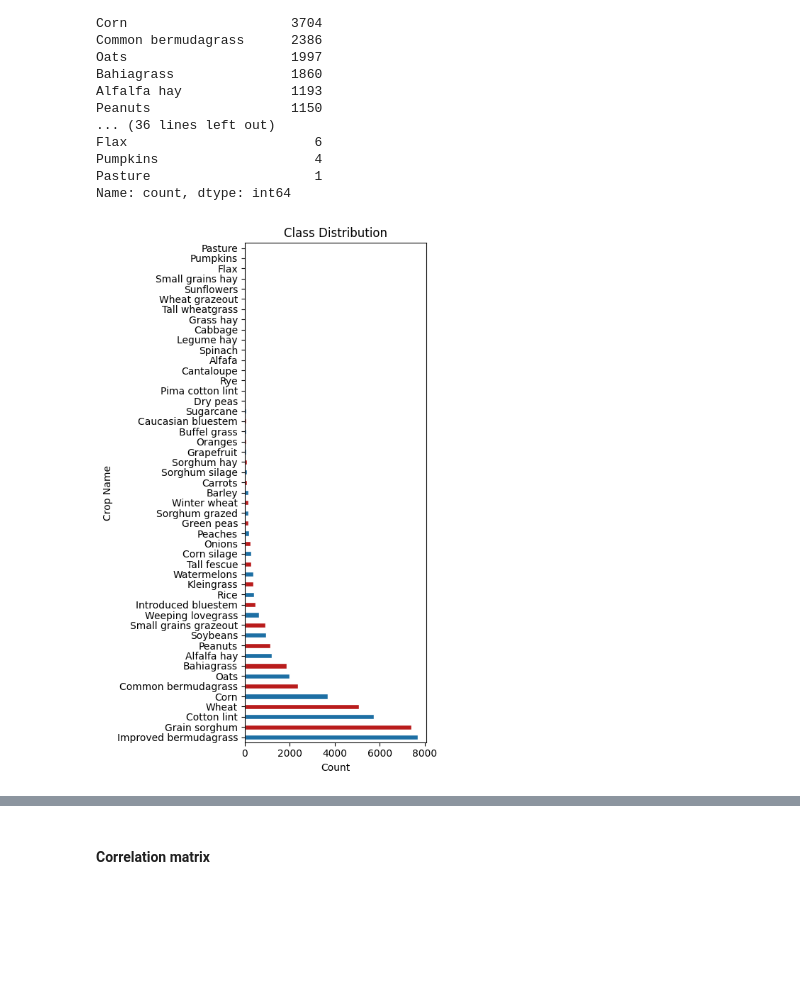
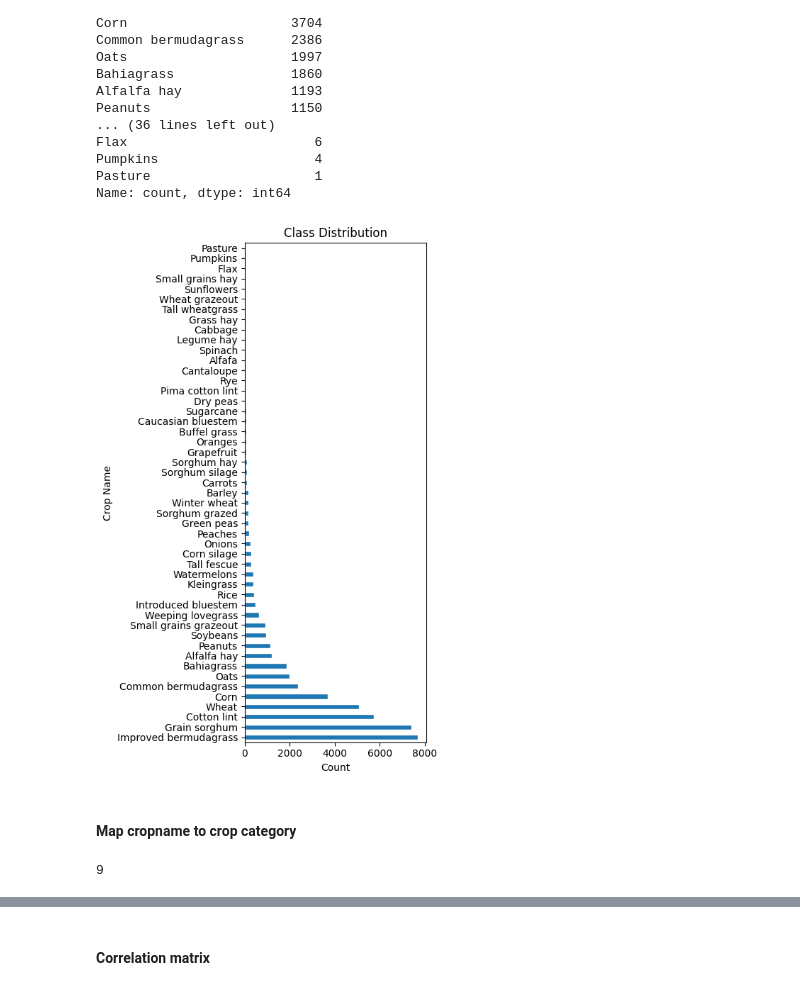
Before and after one commit to patrusgrg/Math4650_SP_2026_FP1_G3_GURUNG, a Jupyter notebook: notebooks/main.ipynb, the cells around one changed output, grey strips where cells are left out. Cells and saved outputs as stored; diff of their text form; code cells hidden in the pictures; blank space fills up the shorter version.

```diff
--- a/notebooks/main.ipynb
+++ b/notebooks/main.ipynb
@@ -80,6 +89,8 @@ df_soil = df_soil.drop(
     'irryield_r'],
     axis=1
     )
+# %%
+df_soil = df_soil.drop('compname', axis=1)
 # %%
 df_soil.columns
 # %% [output]
@@ -297,20 +307,65 @@ Name: count, dtype: int64
 # %%
 plt.figure(figsize=(5, 8))
 
 # Change 'kind' to 'barh' for horizontal bars
 df_soil['cropname'].value_counts().plot(
     kind='barh',
-    color=['#1d6fa4', '#b91c1c'],
     edgecolor='white',
     width=0.5
 )
 
 # Swap labels to match the new orientation
 plt.title('Class Distribution', fontsize=12)
 plt.xlabel('Count')       # Now the x-axis shows the count
 plt.ylabel('Crop Name')   # Now the y-axis shows the crop names
 
 plt.tight_layout()
 plt.show()
 # %% [output]
-[figure, old version]
+[figure, new version]
+# %% [markdown]
+#### Map cropname to crop category
+# %%
+# Define the mapping dictionary
+crop_mapping = {
+    # Cereal Grains
+    'Corn': 'Cereal Grains', 'Grain sorghum': 'Cereal Grains', 'Wheat': 'Cereal Grains',
+    'Winter wheat': 'Cereal Grains', 'Oats': 'Cereal Grains', 'Rice': 'Cereal Grains',
+    'Barley': 'Cereal Grains', 'Rye': 'Cereal Grains',
+    # Pasture Grasses
+    'Improved bermudagrass': 'Pasture Grasses', 'Common bermudagrass': 'Pasture Grasses',
+    'Bahiagrass': 'Pasture Grasses', 'Weeping lovegrass': 'Pasture Grasses',
+    'Introduced bluestem': 'Pasture Grasses', 'Kleingrass': 'Pasture Grasses',
+    'Tall fescue': 'Pasture Grasses', 'Buffel grass': 'Pasture Grasses',
+    'Caucasian bluestem': 'Pasture Grasses', 'Tall wheatgrass': 'Pasture Grasses',
+    'Pasture': 'Pasture Grasses',
+    # Hay & Forage
+    'Alfalfa hay': 'Hay & Forage', 'Alfafa': 'Hay & Forage', 'Sorghum hay': 'Hay & Forage',
+    'Legume hay': 'Hay & Forage', 'Grass hay': 'Hay & Forage', 'Small grains hay': 'Hay & Forage',
+    # Silage & Grazing
+    'Corn silage': 'Silage & Grazing', 'Small grains grazeout': 'Silage & Grazing',
+    'Sorghum grazed': 'Silage & Grazing', 'Sorghum silage': 'Silage & Grazing',
+    'Wheat grazeout': 'Silage & Grazing',
+    # Fiber Crops
+    'Cotton lint': 'Fiber Crops', 'Pima cotton lint': 'Fiber Crops', 'Flax': 'Fiber Crops',
+    # Oilseeds & Legumes
+    'Peanuts': 'Oilseeds & Legumes', 'Soybeans': 'Oilseeds & Legumes',
+    'Green peas': 'Oilseeds & Legumes', 'Dry peas': 'Oilseeds & Legumes',
+    'Sunflowers': 'Oilseeds & Legumes',
+    # Vegetables & Melons
+    'Onions': 'Vegetables & Melons', 'Watermelons': 'Vegetables & Melons',
+    'Carrots': 'Vegetables & Melons', 'Spinach': 'Vegetables & Melons',
+    'Cabbage': 'Vegetables & Melons', 'Cantaloupe': 'Vegetables & Melons',
+    'Pumpkins': 'Vegetables & Melons',
+    # Fruits
+    'Peaches': 'Fruits', 'Grapefruit': 'Fruits', 'Oranges': 'Fruits',
+    # Specialty
+    'Sugarcane': 'Specialty Crops'
+}
+
+# Apply mapping to your dataframe
+df_soil['crop_category'] = df_soil['cropname'].map(crop_mapping)
+df_soil = df_soil.drop('cropname', axis=1)
+print(df_soil['crop_category'].nunique())
+# %% [output]
+9
```
Also changed, not shown: parts of 34 cells of this notebook, 2 other files.
